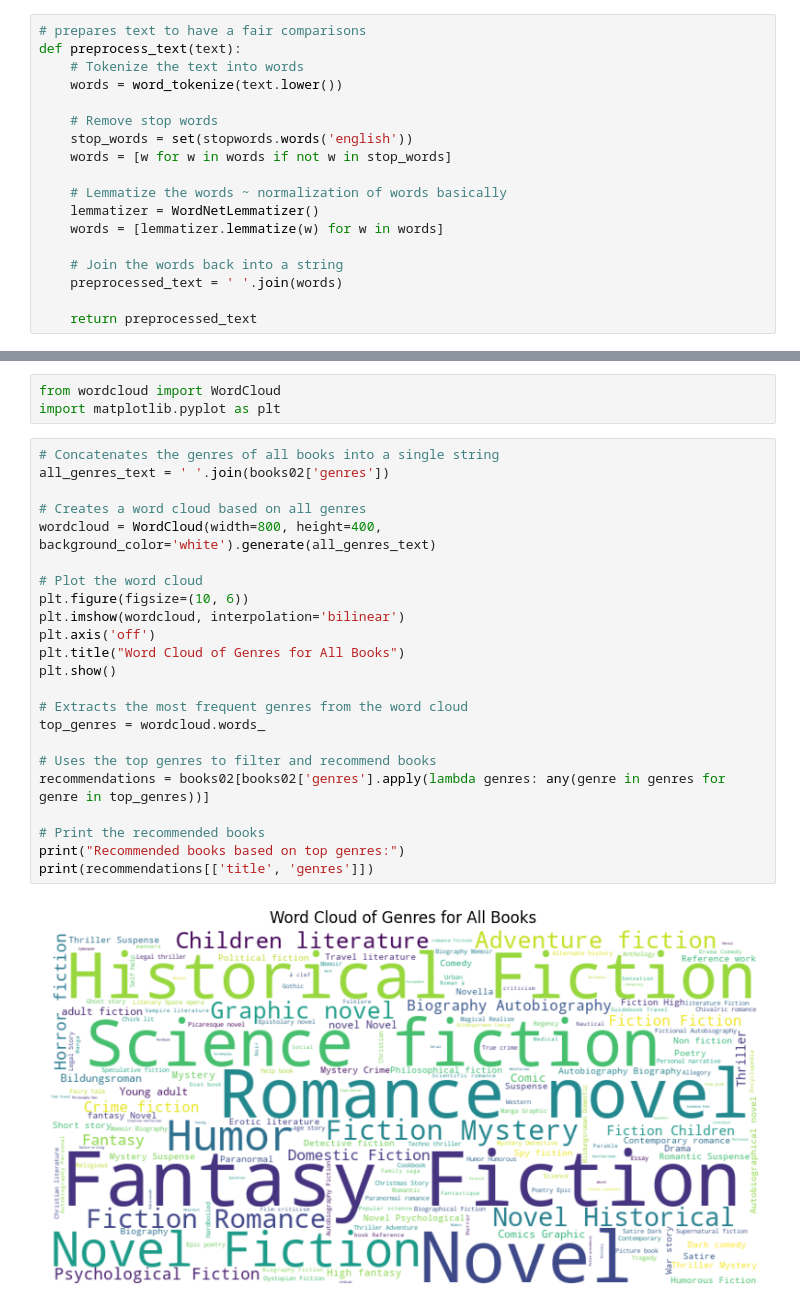
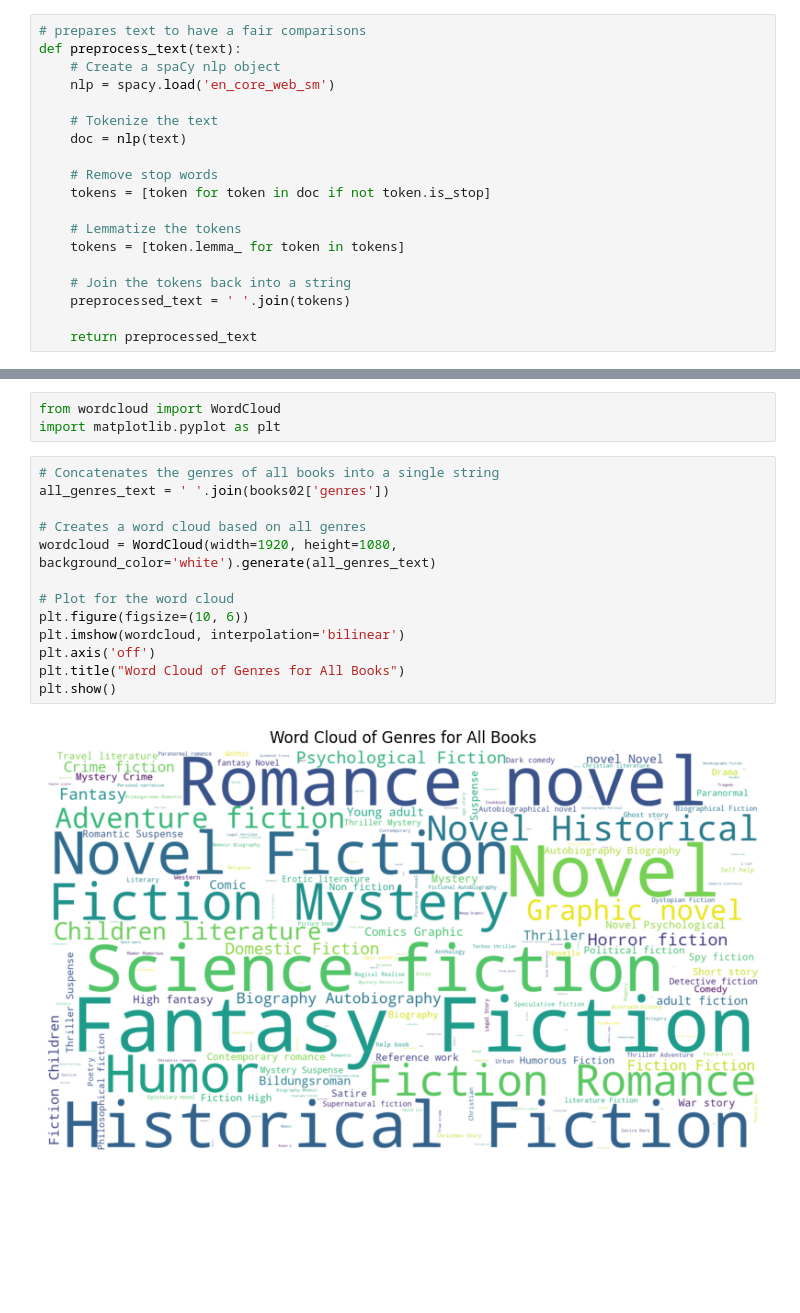
Before and after one commit to manny-pi/inst.414.final-project.repo, a Jupyter notebook: Daniels_work/analysis.ipynb, the cells around one changed output, grey strips where cells are left out. Drawn from its saved outputs; the diff is of its cells as text; blank space fills up the shorter version.

```diff
--- a/Daniels_work/analysis.ipynb
+++ b/Daniels_work/analysis.ipynb
@@ -49,19 +50,20 @@ check_nltk_resources()
 # %%
 # prepares text to have a fair comparisons
 def preprocess_text(text):
-    # Tokenize the text into words
-    words = word_tokenize(text.lower())
+    # Create a spaCy nlp object
+    nlp = spacy.load('en_core_web_sm')
+
+    # Tokenize the text
+    doc = nlp(text)
 
     # Remove stop words
-    stop_words = set(stopwords.words('english'))
-    words = [w for w in words if not w in stop_words]
+    tokens = [token for token in doc if not token.is_stop]
 
-    # Lemmatize the words ~ normalization of words basically
-    lemmatizer = WordNetLemmatizer()
-    words = [lemmatizer.lemmatize(w) for w in words]
+    # Lemmatize the tokens
+    tokens = [token.lemma_ for token in tokens]
 
-    # Join the words back into a string
-    preprocessed_text = ' '.join(words)
+    # Join the tokens back into a string
+    preprocessed_text = ' '.join(tokens)
 
     return preprocessed_text
 # %%
@@ -270,25 +272,15 @@ import matplotlib.pyplot as plt
 # %%
 # Concatenates the genres of all books into a single string
 all_genres_text = ' '.join(books02['genres'])
 
 # Creates a word cloud based on all genres
-wordcloud = WordCloud(width=800, height=400, background_color='white').generate(all_genres_text)
+wordcloud = WordCloud(width=1920, height=1080, background_color='white').generate(all_genres_text)
 
-# Plot the word cloud
+# Plot for the word cloud
 plt.figure(figsize=(10, 6))
 plt.imshow(wordcloud, interpolation='bilinear')
 plt.axis('off')
 plt.title("Word Cloud of Genres for All Books")
 plt.show()
-
-# Extracts the most frequent genres from the word cloud
-top_genres = wordcloud.words_
-
-# Uses the top genres to filter and recommend books
-recommendations = books02[books02['genres'].apply(lambda genres: any(genre in genres for genre in top_genres))]
-
-# Print the recommended books
-print("Recommended books based on top genres:")
-print(recommendations[['title', 'genres']])
 # %% [output]
-[figure, old version]
+[figure, new version]
```
Also changed, not shown: parts of 8 cells of this notebook.
